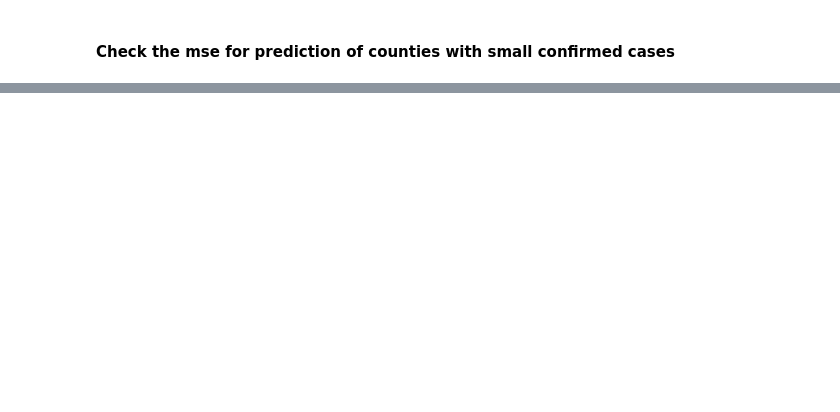
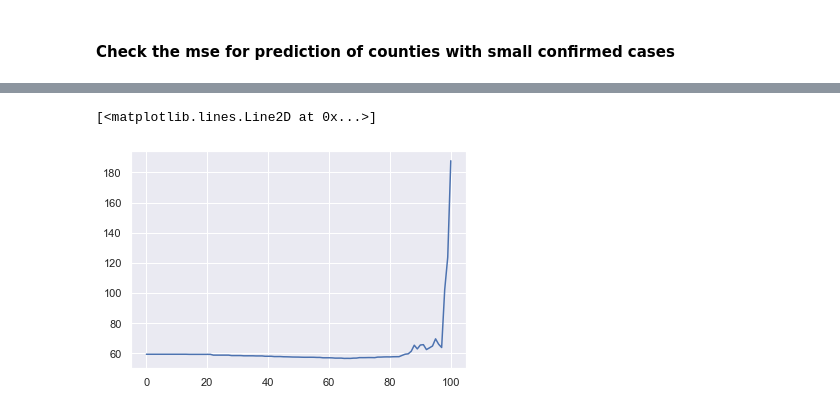
Before and after one commit to COVID-19-Stejastar/data100-final, a Jupyter notebook: refined_analysis.ipynb, the cells around one changed output, grey strips where cells are left out. Drawn from its saved outputs; the diff is of its cells as text; code cells hidden in the pictures; blank space fills up the shorter version.

Commit message:
final regressor

```diff
--- a/refined_analysis.ipynb
+++ b/refined_analysis.ipynb
@@ -77,7 +77,8 @@ plt.title("Figure B: distplot of confirmed cases v.s. population");
 # %% [markdown]
 ### 3. Simple Regressors (LinearRegression v.s. DecisionTree)
 # %%
-X_train, X_test, y_train, y_test = train_test_split(X[['4/15/20', '4/16/20', '4/17/20']], y, test_size=0.1, random_state=42)
+features = ['4/15/20', '4/16/20', '4/17/20', 'dem_to_rep_ratio', 'PopulationDensityperSqMile2010']
+X_train, X_test, y_train, y_test = train_test_split(X[features], y, test_size=0.1, random_state=42)
 # %%
 linear_regr = LinearRegression(normalize=True)
 linear_regr.fit(X_train, y_train)
@@ -133,0 +129,28 @@ Linear mse: 269.47058823529414, Tree mse: 963.4117647058823
+# %%
+class finalRegressor(object):
+    def __init__(self, threshold=50, forest=False, randstate=42):
+        self.thres = threshold
+        if forest:
+            self.tree_regr = RandomForestRegressor(n_estimators=50, max_depth=20, random_state=randstate)
+        else:
+            self.tree_regr = DecisionTreeRegressor(max_depth=20, random_state=randstate)
+        self.linear_regr = LinearRegression(normalize=True)
+
+    def fit(self, X_train, y_train):
+        self.tree_regr.fit(X_train, y_train)
+        self.linear_regr.fit(X_train, y_train)
+        self.thres_val = np.percentile(y_train, self.thres)
+
+    def predict(self, X_test):
+        self.linear_pred = np.maximum(self.linear_regr.predict(X_test), 0)
+        self.tree_pred = self.tree_regr.predict(X_test)
+        self.cond_vec = ((self.linear_pred + self.tree_pred) / 2) < self.thres_val
+        return np.round(self.tree_pred * self.cond_vec + self.linear_pred * ~self.cond_vec)
+# %%
+thresh_results = []
+
+for thres in range(20, 100):
+    final_regr = finalRegressor(thres)
+    final_regr.fit(X_train, y_train)
+    final_pred = final_regr.predict(X_test)
+    thresh_results.append(mse(final_pred, y_test))
@@ -133,0 +177,5 @@ Linear mse: 269.47058823529414, Tree mse: 963.4117647058823
+# %%
+plt.plot(thresh_results)
+# %% [output]
+[<matplotlib.lines.Line2D at 0x...>]
+[figure, added]
```
Also changed, not shown: parts of 6 cells of this notebook.
